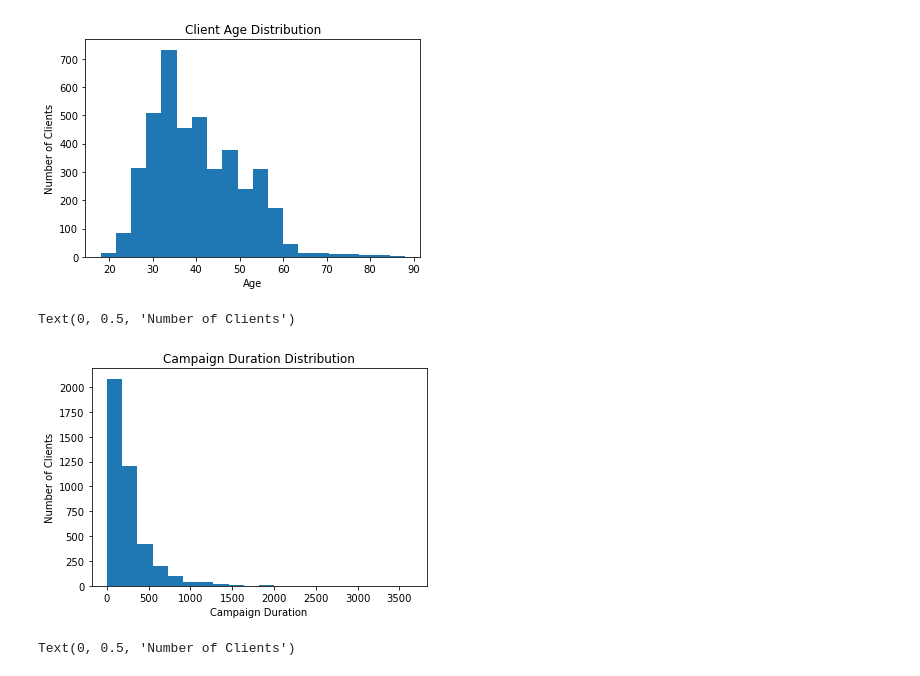
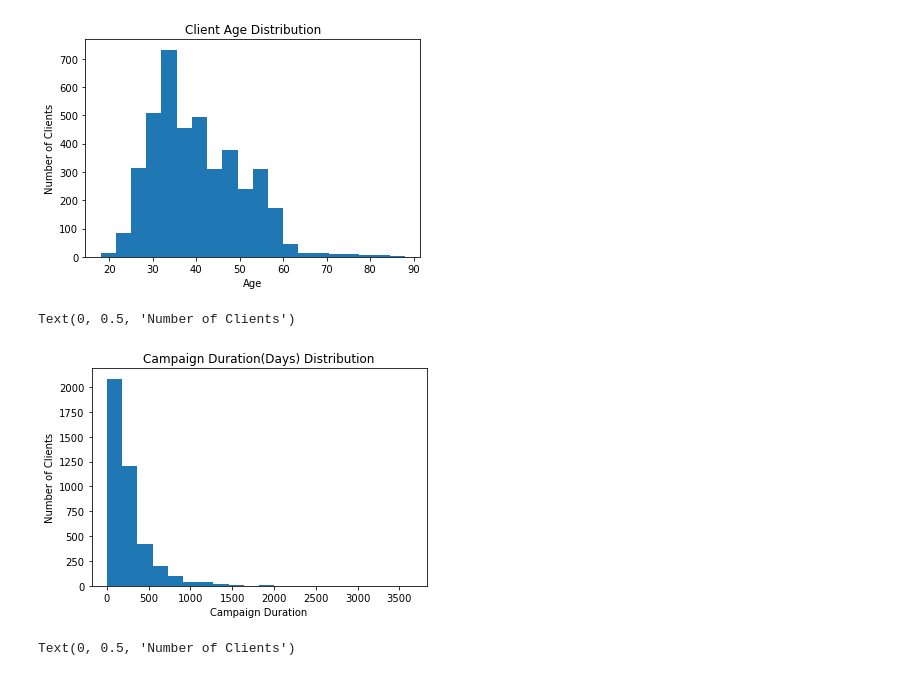
Before and after one commit to rosborn40383/MachineLearning-Analysis, a Jupyter notebook: DS160_Final_Project_EES_RJO.ipynb, the cells around one changed output. Saved outputs shown, nothing was run; the diff lists cells and outputs as text; code cells hidden in the pictures.

```diff
--- a/DS160_Final_Project_EES_RJO.ipynb
+++ b/DS160_Final_Project_EES_RJO.ipynb
@@ -68,8 +71,10 @@ Index(['age', 'job', 'marital', 'education', 'default', 'housing', 'loan',
 # %% [markdown]
 We are dropping columns that we were not going to be using for testing, this will allow our data to proccess faster and clean the data.
 # %%
-df.drop(df.columns[[12,14,15,17,18,19]], axis = 1, inplace = True)
+
 #pdays,poutcome,emp.var.ratecons.conf.idx, euribor3m, nr.employed
+# %%
+df = df.dropna()
 # %%
 df.rename(columns={"cons.price.idx":"cpi"},inplace=True)
 # %%
@@ -98,11 +105,11 @@ duration=df.duration.groupby(df.duration).count()
 # %%
 plt.hist(df.duration,bins=20) #skewed, maybe bound ?
-plt.title('Campaign Duration Distribution')
+plt.title('Campaign Duration(Days) Distribution')
 plt.xlabel('Campaign Duration')
 plt.ylabel('Number of Clients')
 # %% [output]
 Text(0, 0.5, 'Number of Clients')
-[figure, old version]
+[figure, new version]
 # %%
 campaign=df.campaign.groupby(df.campaign).count()
 # %%
```
Also changed, not shown: parts of 28 cells of this notebook.
